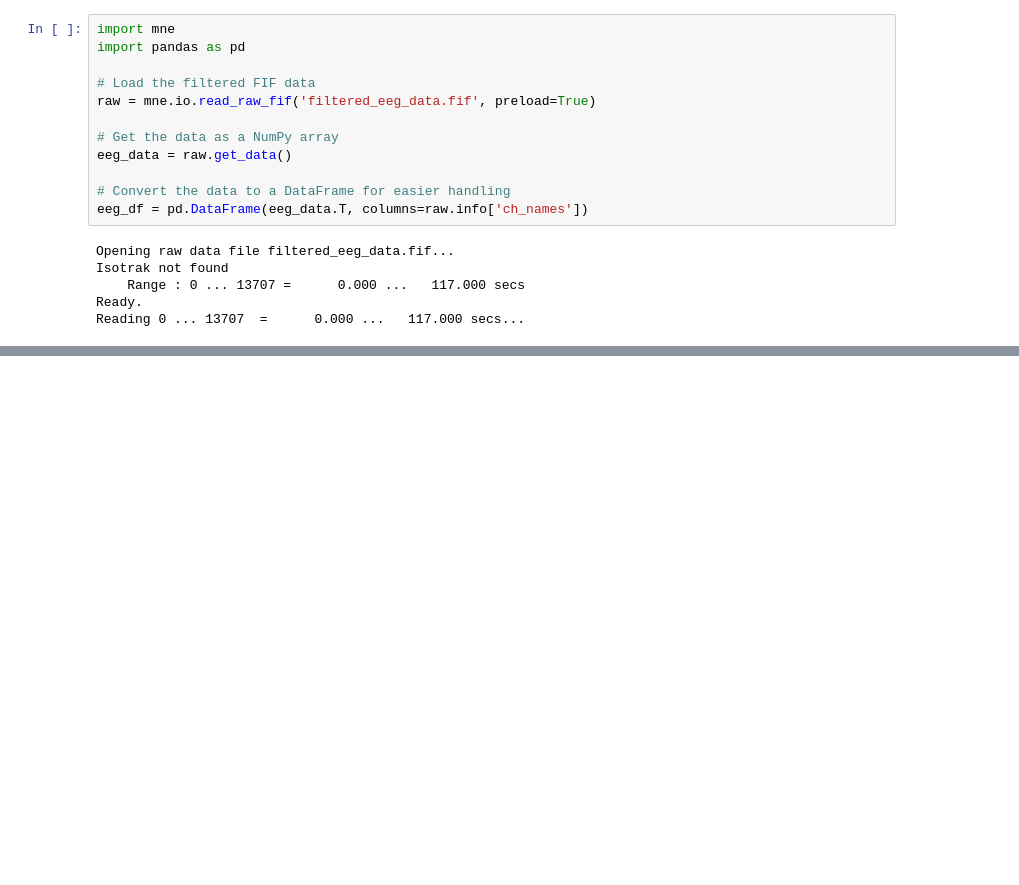
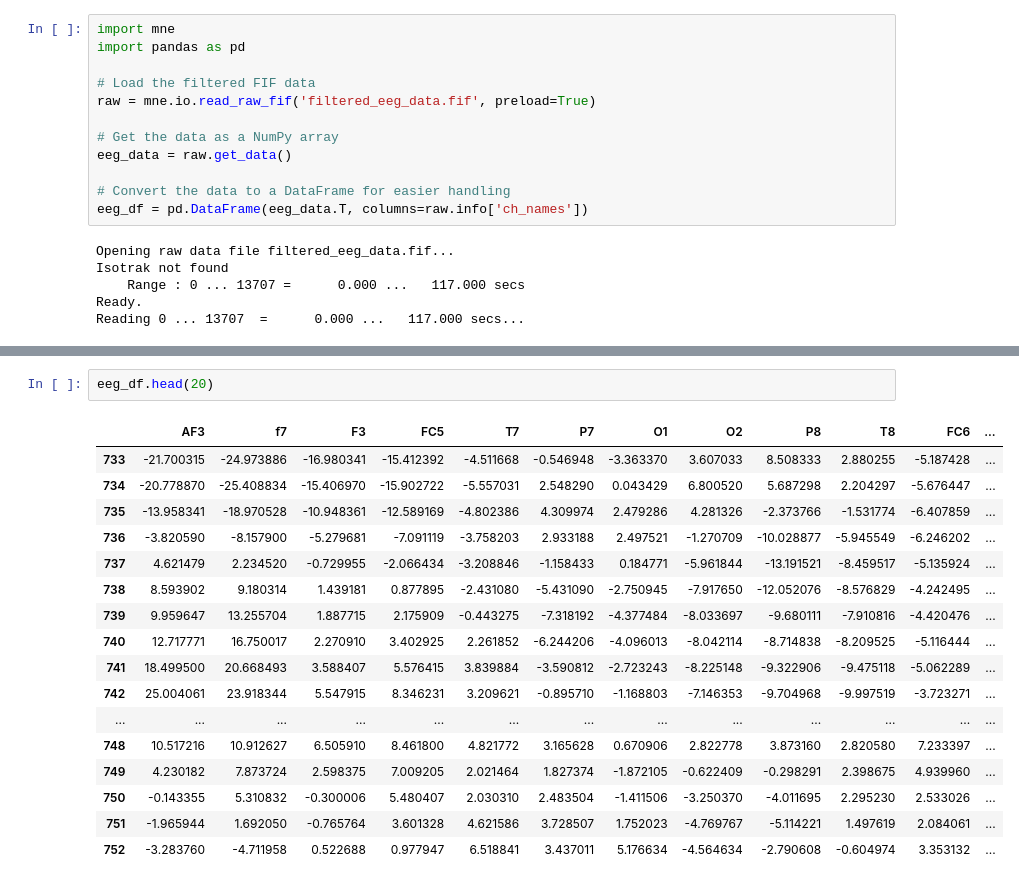
Before and after one commit to ZiadMeligy/InstrumentsTask2, a Jupyter notebook: trying.ipynb, the cells around one changed output, grey strips where cells are left out. Saved outputs shown, nothing was run; the diff lists cells and outputs as text; blank space fills up the shorter version.

```diff
--- a/trying.ipynb
+++ b/trying.ipynb
@@ -191,3 +192,23 @@ plt.title('EEG Signal')
 plt.show()
 # %% [output]
 [figure]
+# %%
+eeg_df.head(20)
+# %% [output]
+|  | AF3 | f7 | F3 | FC5 | T7 | P7 | O1 | O2 | P8 | T8 | FC6 | ... |
+| 733 | -21.700315 | -24.973886 | -16.980341 | -15.412392 | -4.511668 | -0.546948 | -3.363370 | 3.607033 | 8.508333 | 2.880255 | -5.187428 | ... |
+| 734 | -20.778870 | -25.408834 | -15.406970 | -15.902722 | -5.557031 | 2.548290 | 0.043429 | 6.800520 | 5.687298 | 2.204297 | -5.676447 | ... |
+| 735 | -13.958341 | -18.970528 | -10.948361 | -12.589169 | -4.802386 | 4.309974 | 2.479286 | 4.281326 | -2.373766 | -1.531774 | -6.407859 | ... |
+| 736 | -3.820590 | -8.157900 | -5.279681 | -7.091119 | -3.758203 | 2.933188 | 2.497521 | -1.270709 | -10.028877 | -5.945549 | -6.246202 | ... |
+| 737 | 4.621479 | 2.234520 | -0.729955 | -2.066434 | -3.208846 | -1.158433 | 0.184771 | -5.961844 | -13.191521 | -8.459517 | -5.135924 | ... |
+| 738 | 8.593902 | 9.180314 | 1.439181 | 0.877895 | -2.431080 | -5.431090 | -2.750945 | -7.917650 | -12.052076 | -8.576829 | -4.242495 | ... |
+| 739 | 9.959647 | 13.255704 | 1.887715 | 2.175909 | -0.443275 | -7.318192 | -4.377484 | -8.033697 | -9.680111 | -7.910816 | -4.420476 | ... |
+| 740 | 12.717771 | 16.750017 | 2.270910 | 3.402925 | 2.261852 | -6.244206 | -4.096013 | -8.042114 | -8.714838 | -8.209525 | -5.116444 | ... |
+| 741 | 18.499500 | 20.668493 | 3.588407 | 5.576415 | 3.839884 | -3.590812 | -2.723243 | -8.225148 | -9.322906 | -9.475118 | -5.062289 | ... |
+| 742 | 25.004061 | 23.918344 | 5.547915 | 8.346231 | 3.209621 | -0.895710 | -1.168803 | -7.146353 | -9.704968 | -9.997519 | -3.723271 | ... |
+| ... | ... | ... | ... | ... | ... | ... | ... | ... | ... | ... | ... | ... |
+| 748 | 10.517216 | 10.912627 | 6.505910 | 8.461800 | 4.821772 | 3.165628 | 0.670906 | 2.822778 | 3.873160 | 2.820580 | 7.233397 | ... |
+| 749 | 4.230182 | 7.873724 | 2.598375 | 7.009205 | 2.021464 | 1.827374 | -1.872105 | -0.622409 | -0.298291 | 2.398675 | 4.939960 | ... |
+| 750 | -0.143355 | 5.310832 | -0.300006 | 5.480407 | 2.030310 | 2.483504 | -1.411506 | -3.250370 | -4.011695 | 2.295230 | 2.533026 | ... |
+| 751 | -1.965944 | 1.692050 | -0.765764 | 3.601328 | 4.621586 | 3.728507 | 1.752023 | -4.769767 | -5.114221 | 1.497619 | 2.084061 | ... |
+| 752 | -3.283760 | -4.711958 | 0.522688 | 0.977947 | 6.518841 | 3.437011 | 5.176634 | -4.564634 | -2.790608 | -0.604974 | 3.353132 | ... |
```
Also changed, not shown: parts of 4 cells of this notebook, 3 other files.
